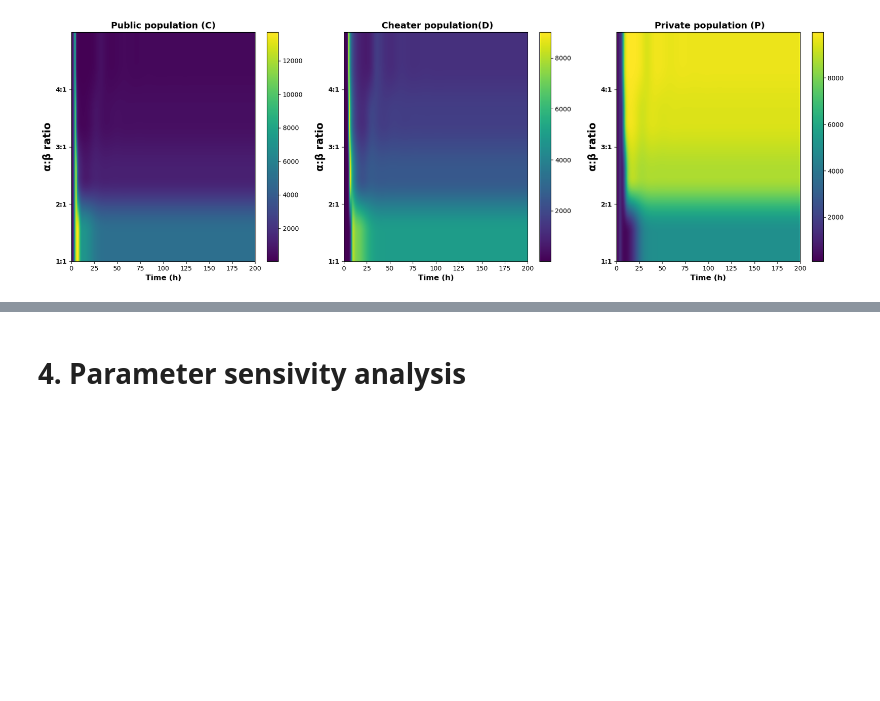
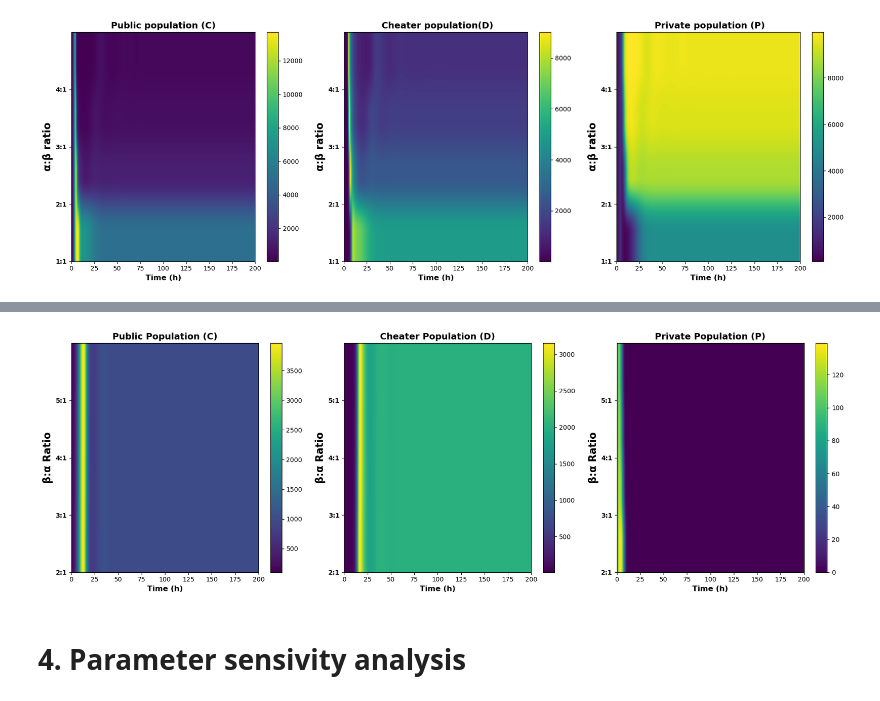
Before and after one commit to Computational-Biology-Aachen/FightClub, a Jupyter notebook: main.ipynb, the cells around one changed output, grey strips where cells are left out. Saved outputs shown, nothing was run; the diff lists cells and outputs as text; code cells hidden in the pictures; blank space fills up the shorter version.

Commit message:
higher ratio of beta

```diff
--- a/main.ipynb
+++ b/main.ipynb
@@ -319,3 +322,90 @@ plt.show()
+# %%
+import numpy as np
+import matplotlib.pyplot as plt
+from src.model import deriv
+from src.parameters import parameters
+from scipy.integrate import odeint
+import os
+
+
+# Initial conditions and time vector
+y0 = 100.0, 10.0, 100.0  # Initial populations of C, D, P
+t = np.linspace(0, 200, 1000)  # Time range for simulation
+
+# Define β:α scaling factors
+beta_multipliers = [2, 3, 4, 5]  # β = k * α
+
+# Reference α (alpha) from parameters
+base_alpha = parameters["alpha"]
+
+# Matrices to store results for heatmap
+pop_C = np.zeros((len(beta_multipliers), len(t)))  # Public (C) over time for each scaling
+pop_D = np.zeros((len(beta_multipliers), len(t)))  # Cheater (D) over time for each scaling
+pop_P = np.zeros((len(beta_multipliers), len(t)))  # Private (P) over time for each scaling
+
+# Simulate for each scaling of β (beta)
+for i, beta_mult in enumerate(beta_multipliers):
+    beta = base_alpha * beta_mult  # Scale β (beta)
+    alpha = base_alpha  # Keep α (alpha) constant
+
+    # Run the simulation
+    ret = odeint(
+        deriv, y0, t, args=(
+            parameters["nu"],
+            beta,
+            alpha,
+            parameters["r_c"],
+            parameters["r_p"],
+            parameters["gamma"],
+            parameters["eta"],
+        )
+    )
+
+    # Store population data for heatmap
+    pop_C[i, :] = ret[:, 0]  # Public (C)
+    pop_D[i, :] = ret[:, 1]  # Cheater (D)
+    pop_P[i, :] = ret[:, 2]  # Private (P)
+
+# Plot heatmaps for each population
+fig, axs = plt.subplots(1, 3, figsize=(18, 6))
+
+# Heatmap for Public (C)
+c1 = axs[0].imshow(pop_C, aspect='auto', cmap='viridis', origin='lower',
+                   extent=[t[0], t[-1], 1, len(beta_multipliers) + 1])
+axs[0].set_title('Public Population (C)', fontsize=14, fontweight="bold")
+axs[0].set_xlabel('Time (h)', fontsize=12, fontweight="bold")
+axs[0].set_ylabel('β:α Ratio', fontsize=16, fontweight="bold")
+axs[0].set_yticks(range(1, len(beta_multipliers) + 1))
+axs[0].set_yticklabels([f"{k}:1" for k in beta_multipliers], fontsize=10, fontweight="bold")
+fig.colorbar(c1, ax=axs[0])
+
+# Heatmap for Cheater (D)
+c2 = axs[1].imshow(pop_D, aspect='auto', cmap='viridis', origin='lower',
+                   extent=[t[0], t[-1], 1, len(beta_multipliers) + 1])
+axs[1].set_title('Cheater Population (D)', fontsize=14, fontweight="bold")
+axs[1].set_xlabel('Time (h)', fontsize=12, fontweight="bold")
+axs[1].set_ylabel('β:α Ratio', fontsize=16, fontweight="bold")
+axs[1].set_yticks(range(1, len(beta_multipliers) + 1))
+axs[1].set_yticklabels([f"{k}:1" for k in beta_multipliers], fontsize=10, fontweight="bold")
+fig.colorbar(c2, ax=axs[1])
+
+# Heatmap for Private (P)
+c3 = axs[2].imshow(pop_P, aspect='auto', cmap='viridis', origin='lower',
+                   extent=[t[0], t[-1], 1, len(beta_multipliers) + 1])
+axs[2].set_title('Private Population (P)', fontsize=14, fontweight="bold")
+axs[2].set_xlabel('Time (h)', fontsize=12, fontweight="bold")
+axs[2].set_ylabel('β:α Ratio', fontsize=16, fontweight="bold")
+axs[2].set_yticks(range(1, len(beta_multipliers) + 1))
+axs[2].set_yticklabels([f"{k}:1" for k in beta_multipliers], fontsize=10, fontweight="bold")
+fig.colorbar(c3, ax=axs[2])
+
+# Save and show the heatmaps
+os.makedirs("output/figures", exist_ok=True)  # Ensure the output directory exists
+plt.tight_layout()
+plt.savefig("output/figures/heatmap_beta_scaled.png", dpi=300)
+plt.show()
+# %% [output]
+[figure, added]
 # %% [markdown]
 # 4. Parameter sensivity analysis
 # %%
```
Also changed, not shown: parts of 1 cell of this notebook.
